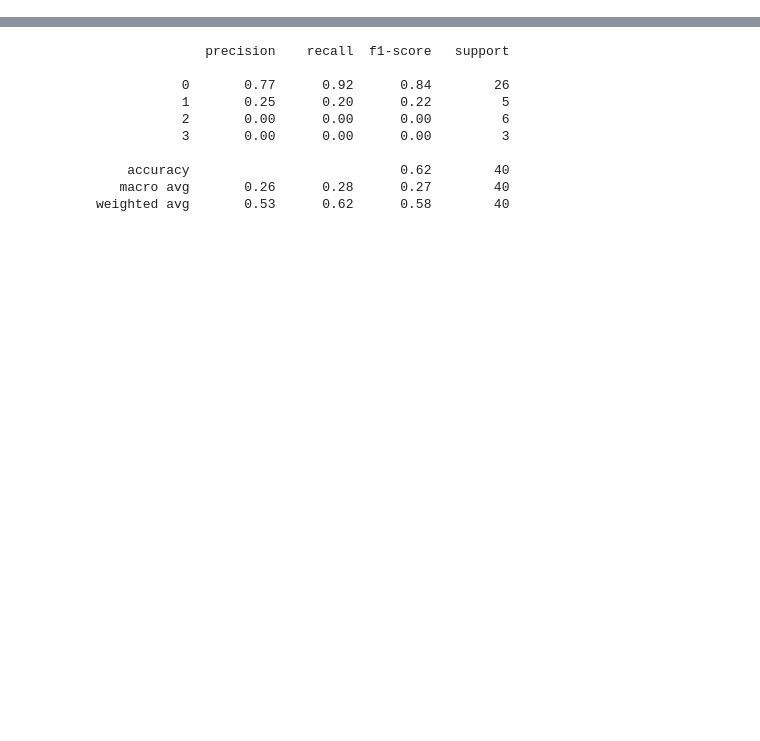
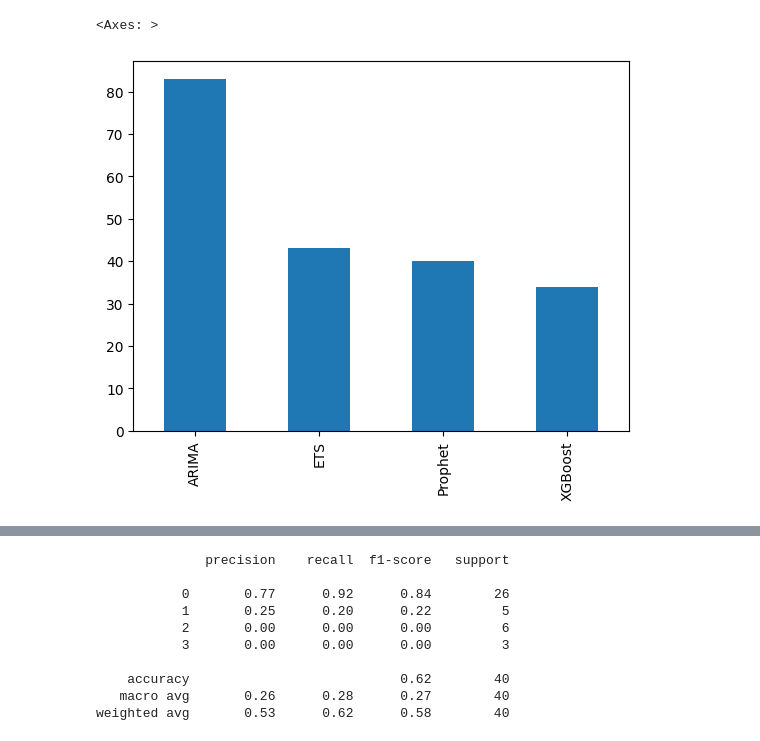
Before and after one commit to mathanamathav/DataGenie-Hackathon-2023-p1, a Jupyter notebook: NoteBooks/build_classifier.ipynb, the cells around one changed output, grey strips where cells are left out. Cells and saved outputs as stored; diff of their text form; code cells hidden in the pictures; blank space fills up the shorter version.

```diff
--- a/NoteBooks/build_classifier.ipynb
+++ b/NoteBooks/build_classifier.ipynb
@@ -22,0 +25,5 @@ df.head()
+# %%
+df["Best Model"].value_counts().plot(kind="bar")
+# %% [output]
+<Axes: >
+[figure, added]
```
Also changed, not shown: parts of 24 cells of this notebook.
